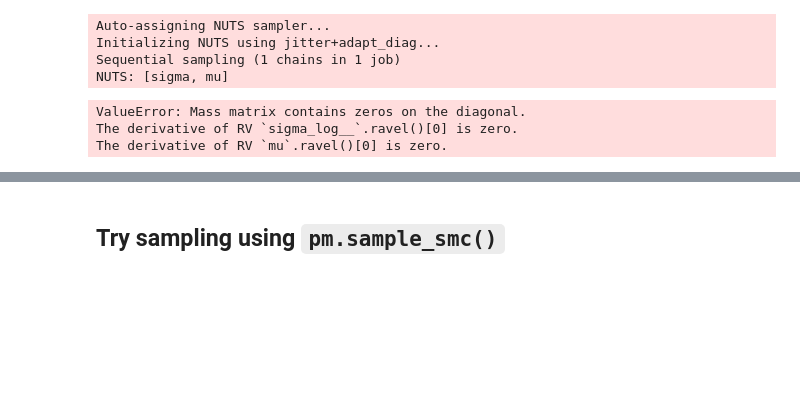
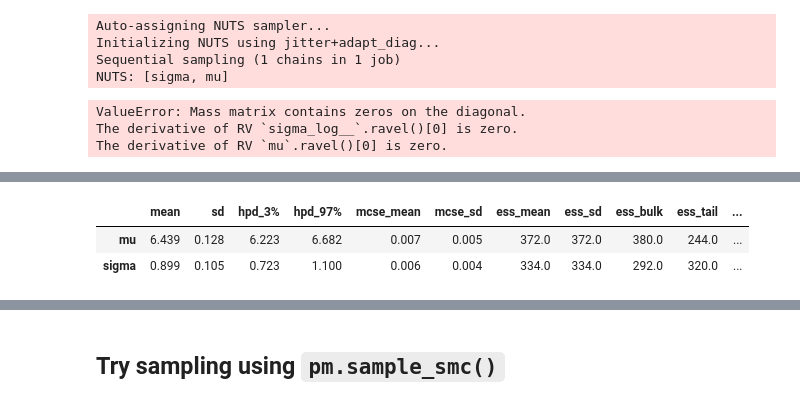
Before and after one commit to djmannion/ordered_probit_nb, a Jupyter notebook: ordered_probit_demo.ipynb, the cells around one changed output, grey strips where cells are left out. Cells and saved outputs as stored; diff of their text form; code cells hidden in the pictures; blank space fills up the shorter version.

```diff
--- a/ordered_probit_demo.ipynb
+++ b/ordered_probit_demo.ipynb
@@ -108,0 +128,3 @@ The derivative of RV `mu`.ravel()[0] is zero.
+# %%
+pm.summary(trace)
+# %% [output]
@@ -108,0 +133,3 @@ The derivative of RV `mu`.ravel()[0] is zero.
+|  | mean | sd | hpd_3% | hpd_97% | mcse_mean | mcse_sd | ess_mean | ess_sd | ess_bulk | ess_tail | ... |
+| mu | 6.439 | 0.128 | 6.223 | 6.682 | 0.007 | 0.005 | 372.0 | 372.0 | 380.0 | 244.0 | ... |
+| sigma | 0.899 | 0.105 | 0.723 | 1.100 | 0.006 | 0.004 | 334.0 | 334.0 | 292.0 | 320.0 | ... |
```
Also changed, not shown: parts of 8 cells of this notebook.
